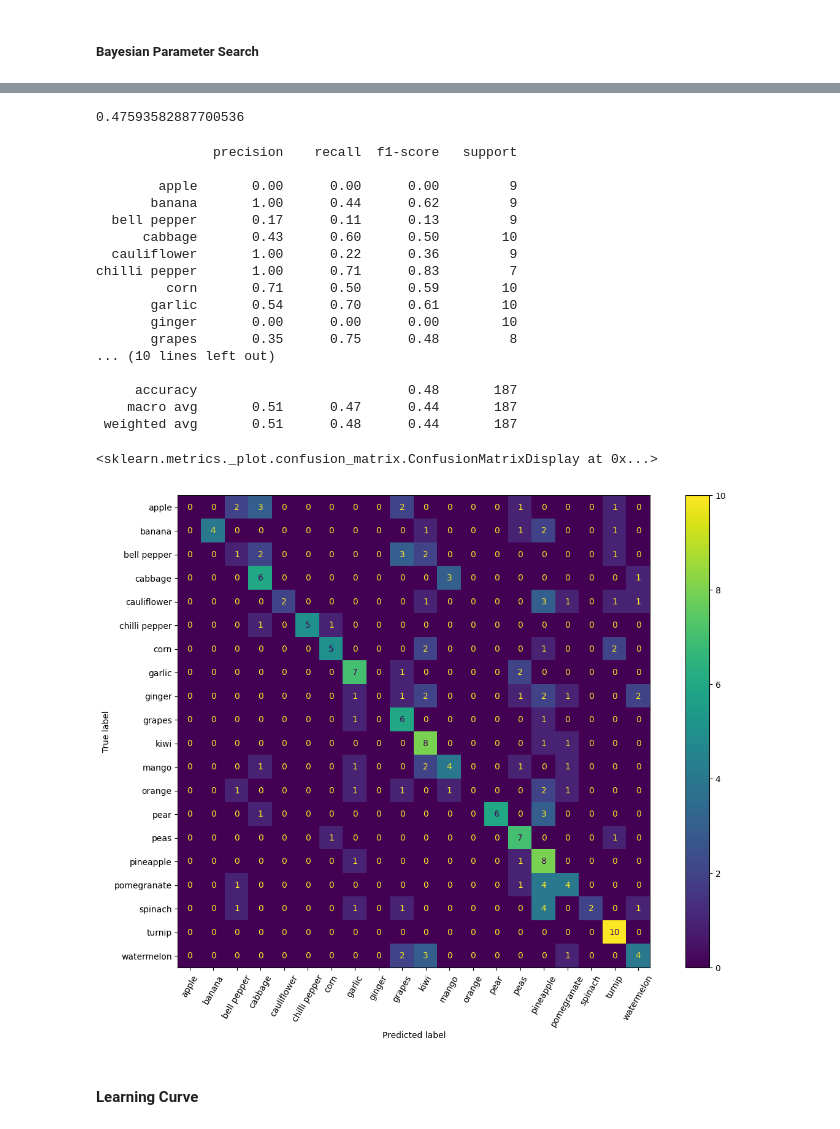
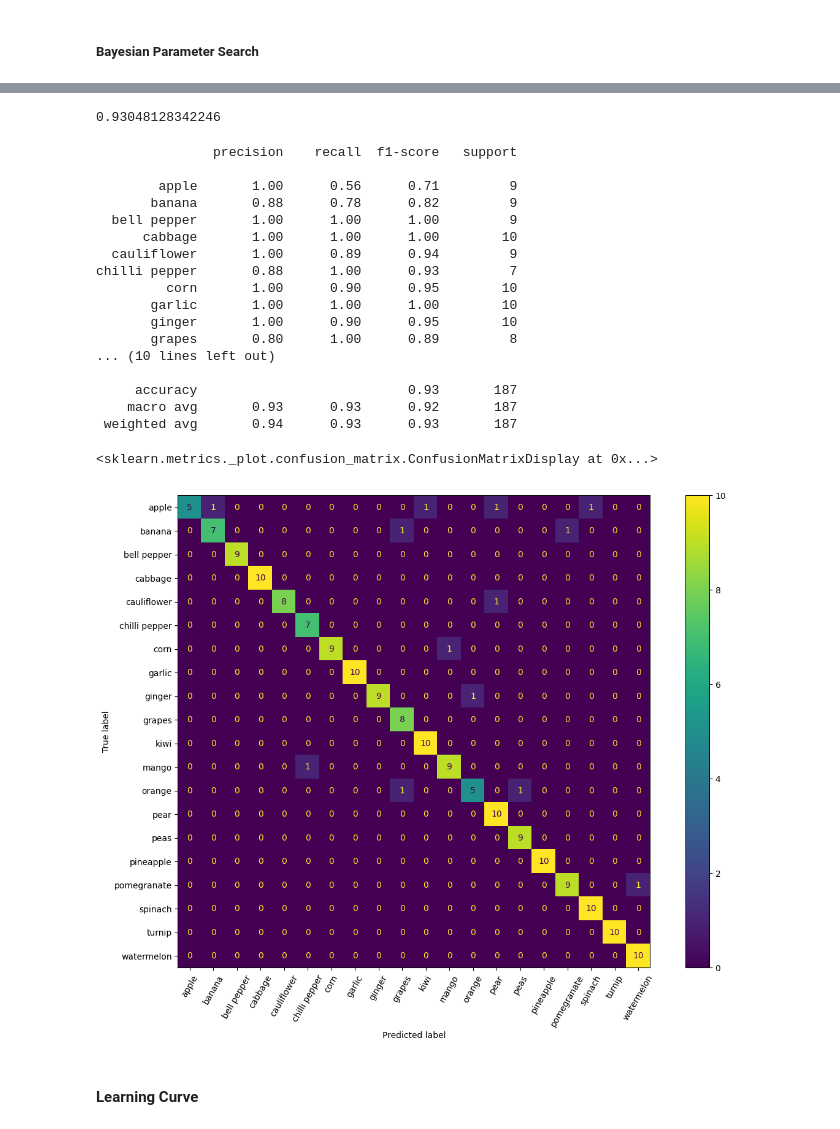
Before and after one commit to vrvenkatesh/w281-summer-2023-project-computer-vision, a Jupyter notebook: logistic_regression_Hue_features.ipynb, the cells around one changed output, grey strips where cells are left out. Drawn from its saved outputs; the diff is of its cells as text; code cells hidden in the pictures.

```diff
--- a/logistic_regression_Hue_features.ipynb
+++ b/logistic_regression_Hue_features.ipynb
@@ -143,6 +143,7 @@ train_hue = pd.read_csv(modeling_datasets+'train/train_hue_features.csv')
 validation_hue = pd.read_csv(modeling_datasets+'validation/validation_hue_features.csv')
 test_hue = pd.read_csv(modeling_datasets+'test/test_hue_features.csv')
 
+train_hue = train_hue.drop('Unnamed: 0', axis=1)
 validation_hue = validation_hue.drop('Unnamed: 0', axis=1)
 test_hue = test_hue.drop('Unnamed: 0', axis=1)
 
@@ -300,32 +438,50 @@ y_pred = hog_model.predict(test_hog.iloc[:,0:-1])
+# %%
+train_hue2, train_hue2_y = shuffle(train_hue.iloc[:,0:-1], train_hue['label'], random_state=RANDOM_SEED)
+test_hue2, test_hue2_y = shuffle(test_hue.iloc[:,0:-1], test_hue['label'], random_state=RANDOM_SEED)
+# %%
+params = {'C': 0.6366212882206533,
+          'fit_intercept': True,
+          'max_iter': 100,
+          'solver': 'saga',
+          'tol': 0.0001,
+          'warm_start': True,
+          'multi_class':'ovr',
+          'class_weight':'balanced'
+          }
+
+hue_model = LogisticRegression(**params, n_jobs=-1)
+hue_model.fit(train_hue2, train_hue2_y)
+
+y_pred = hue_model.predict(test_hue2)
 # %%
-accuracy_score(test_hog['label'], y_pred)
+accuracy_score(test_hue2_y, y_pred)
 # %% [output]
-0.47593582887700536
+0.93048128342246
 # %%
-print(classification_report(test_hog['label'], y_pred))
+print(classification_report(test_hue2_y, y_pred))
 # %% [output]
                precision    recall  f1-score   support
 
-        apple       0.00      0.00      0.00         9
-       banana       1.00      0.44      0.62         9
-  bell pepper       0.17      0.11      0.13         9
-      cabbage       0.43      0.60      0.50        10
-  cauliflower       1.00      0.22      0.36         9
-chilli pepper       1.00      0.71      0.83         7
-         corn       0.71      0.50      0.59        10
-       garlic       0.54      0.70      0.61        10
-       ginger       0.00      0.00      0.00        10
-       grapes       0.35      0.75      0.48         8
+        apple       1.00      0.56      0.71         9
+       banana       0.88      0.78      0.82         9
+  bell pepper       1.00      1.00      1.00         9
+      cabbage       1.00      1.00      1.00        10
+  cauliflower       1.00      0.89      0.94         9
+chilli pepper       0.88      1.00      0.93         7
+         corn       1.00      0.90      0.95        10
+       garlic       1.00      1.00      1.00        10
+       ginger       1.00      0.90      0.95        10
+       grapes       0.80      1.00      0.89         8
 ... (10 lines left out)
 
-     accuracy                           0.48       187
-    macro avg       0.51      0.47      0.44       187
- weighted avg       0.51      0.48      0.44       187
+     accuracy                           0.93       187
+    macro avg       0.93      0.93      0.92       187
+ weighted avg       0.94      0.93      0.93       187
 # %%
 fig, ax = plt.subplots(figsize=(15,10))
-ConfusionMatrixDisplay.from_predictions(test_hog['label'], y_pred, xticks_rotation=60, ax=ax)
+ConfusionMatrixDisplay.from_predictions(test_hue2_y, y_pred, xticks_rotation=60, ax=ax)
 # %% [output]
 <sklearn.metrics._plot.confusion_matrix.ConfusionMatrixDisplay at 0x...>
-[figure, old version]
+[figure, new version]
 # %% [markdown]
 #### Learning Curve
```
Also changed, not shown: parts of 5 cells of this notebook.
